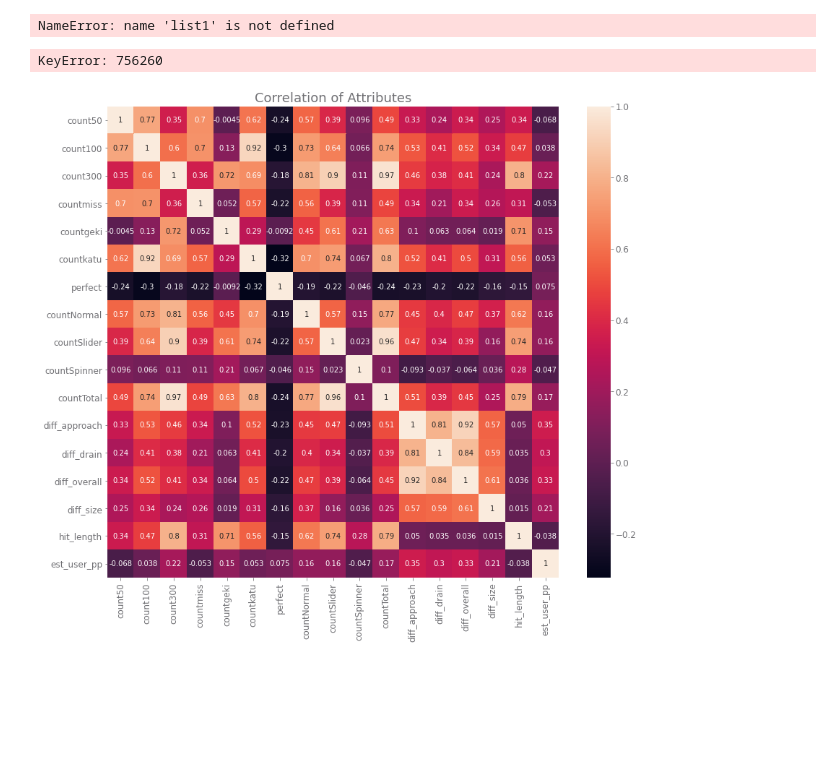
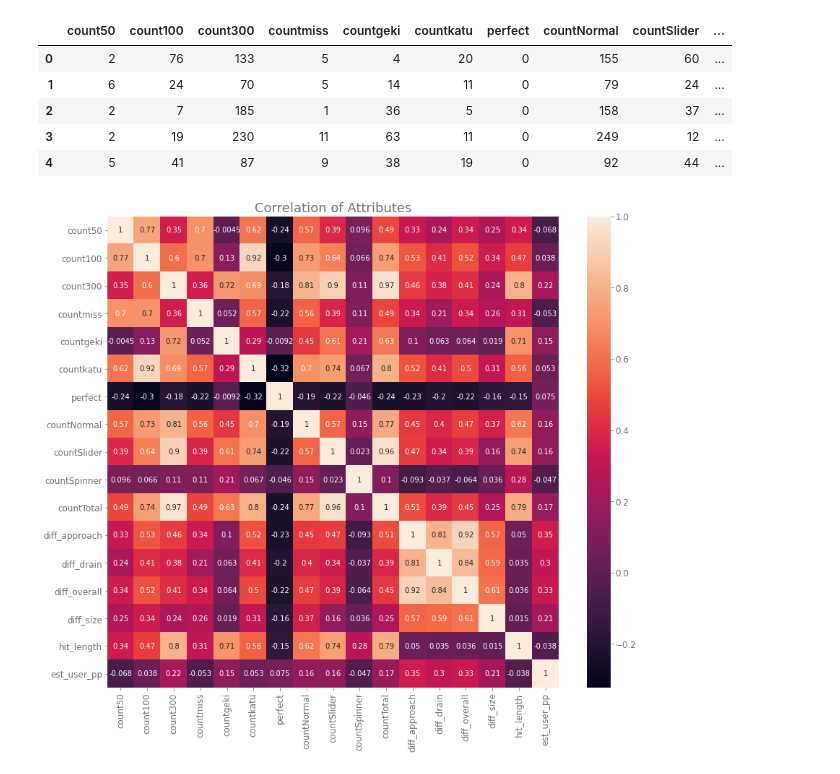
Before and after one commit to the-data-science-union/DSU-S2021-mlpp, a Jupyter notebook: exploration/7_preliminary_modeling/1_torch_nn.ipynb, the cells around one changed output. Saved outputs shown, nothing was run; the diff lists cells and outputs as text; code cells hidden in the pictures; blank space fills up the shorter version.

```diff
--- a/exploration/7_preliminary_modeling/1_torch_nn.ipynb
+++ b/exploration/7_preliminary_modeling/1_torch_nn.ipynb
@@ -53,19 +22,0 @@ list1 = list(df1['beatmap_id'])
-# %%
-collection2 = osu_db["osu_beatmaps"]
-df2=pd.DataFrame(list(collection2.find(
-        {"_id" : {"$in" : list1}}
-    )
-))
-df2
-# %% [output]
-NameError: name 'list1' is not defined
-# %%
-df = pd.DataFrame()
-for user in Ids:
-    for bm in df1[user]:
-        bm.update(list(osu_db.osu_beatmaps.find( {"_id": bm["beatmap_id"]}, {"_id": 0, "countNormal": 1, "countSlider": 1, "countSpinner": 1, "countTotal": 1, "diff_approach": 1, "diff_drain": 1, "diff_overall": 1, "diff_size": 1, "diffcultyrating": 1, "hit_length": 1}))[0])
-        bm.update(list(osu_db.osu_scores_high.find( {"user_id": user, "beatmap_id": bm["beatmap_id"], "enabled_mods": 0}, {"_id": 0, "mlpp.est_user_pp": 1}))[0]["mlpp"])
-    df = df.append(pd.DataFrame(df1[user]))
-df
-# %% [output]
-KeyError: 756260
@@ -88,3 +23,13 @@ df.drop(["beatmap_id"], axis = 1, inplace = True)
+# %%
+df = get_dataframe(osu_db.week_9_sample_users, osu_db.osu_scores_high, osu_db.osu_beatmaps)
+df.head()
+# %% [output]
+|  | count50 | count100 | count300 | countmiss | countgeki | countkatu | perfect | countNormal | countSlider | ... |
+| 0 | 2 | 76 | 133 | 5 | 4 | 20 | 0 | 155 | 60 | ... |
+| 1 | 6 | 24 | 70 | 5 | 14 | 11 | 0 | 79 | 24 | ... |
+| 2 | 2 | 7 | 185 | 1 | 36 | 5 | 0 | 158 | 37 | ... |
+| 3 | 2 | 19 | 230 | 11 | 63 | 11 | 0 | 249 | 12 | ... |
+| 4 | 5 | 41 | 87 | 9 | 38 | 19 | 0 | 92 | 44 | ... |
 # %%
 correlation = df.astype('float64').corr()
 f, ax = plt.subplots(figsize = (14, 12))
```
Also changed, not shown: parts of 26 cells of this notebook.
